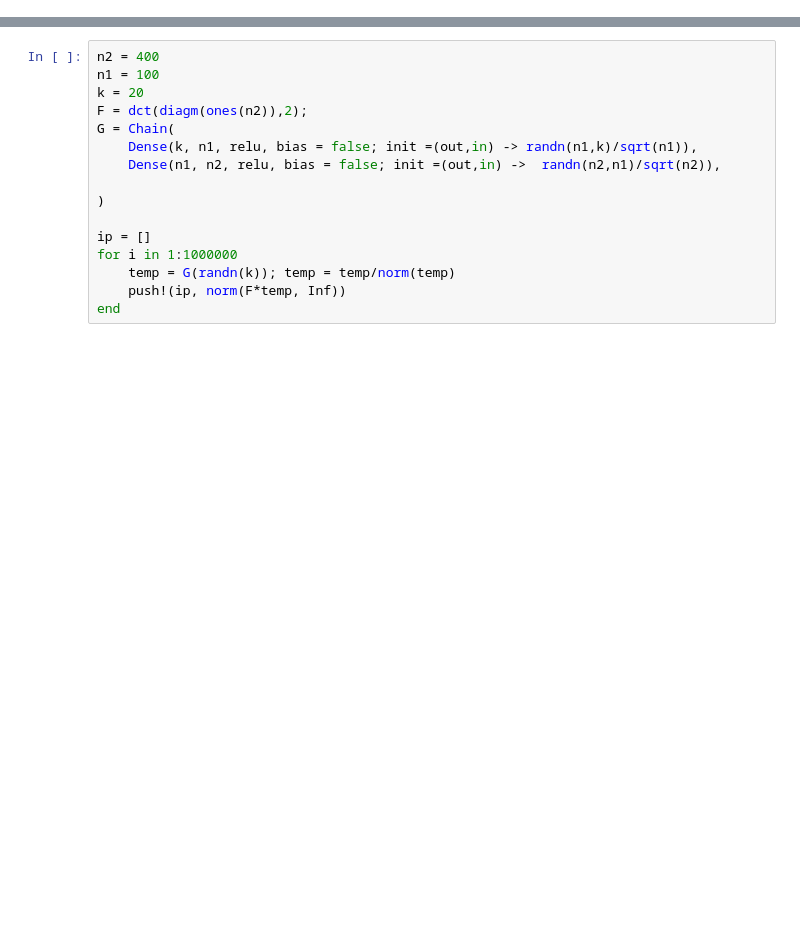
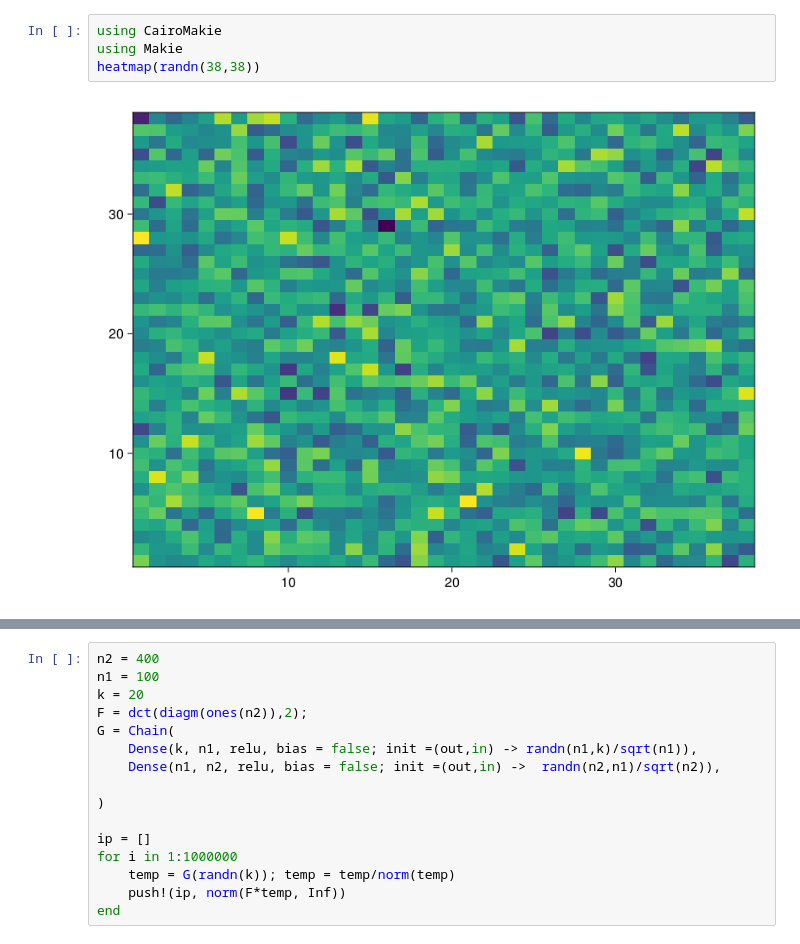
Before and after one commit to babhrujoshi/GNN_Isometries, a Jupyter notebook: test.ipynb, the cells around one changed output, grey strips where cells are left out. Drawn from its saved outputs; the diff is of its cells as text; blank space fills up the shorter version.

```diff
--- a/test.ipynb
+++ b/test.ipynb
@@ -24,0 +34,6 @@ WARNING: using JLD.@load in module Main conflicts with an existing identifier.
+# %%
+using CairoMakie
+using Makie
+heatmap(randn(38,38))
+# %% [output]
+[figure, added]
```
Also changed, not shown: parts of 3 cells of this notebook, 24 other files.
